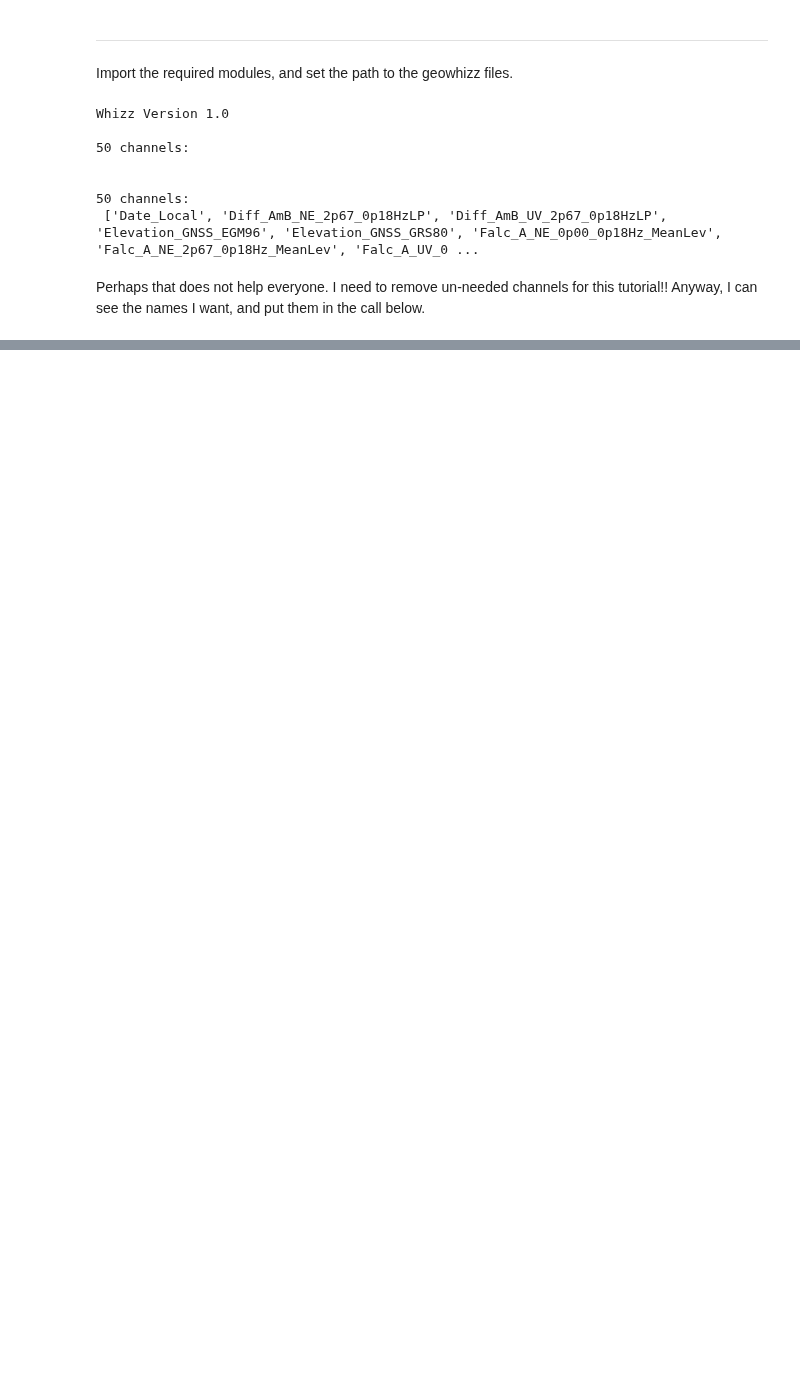
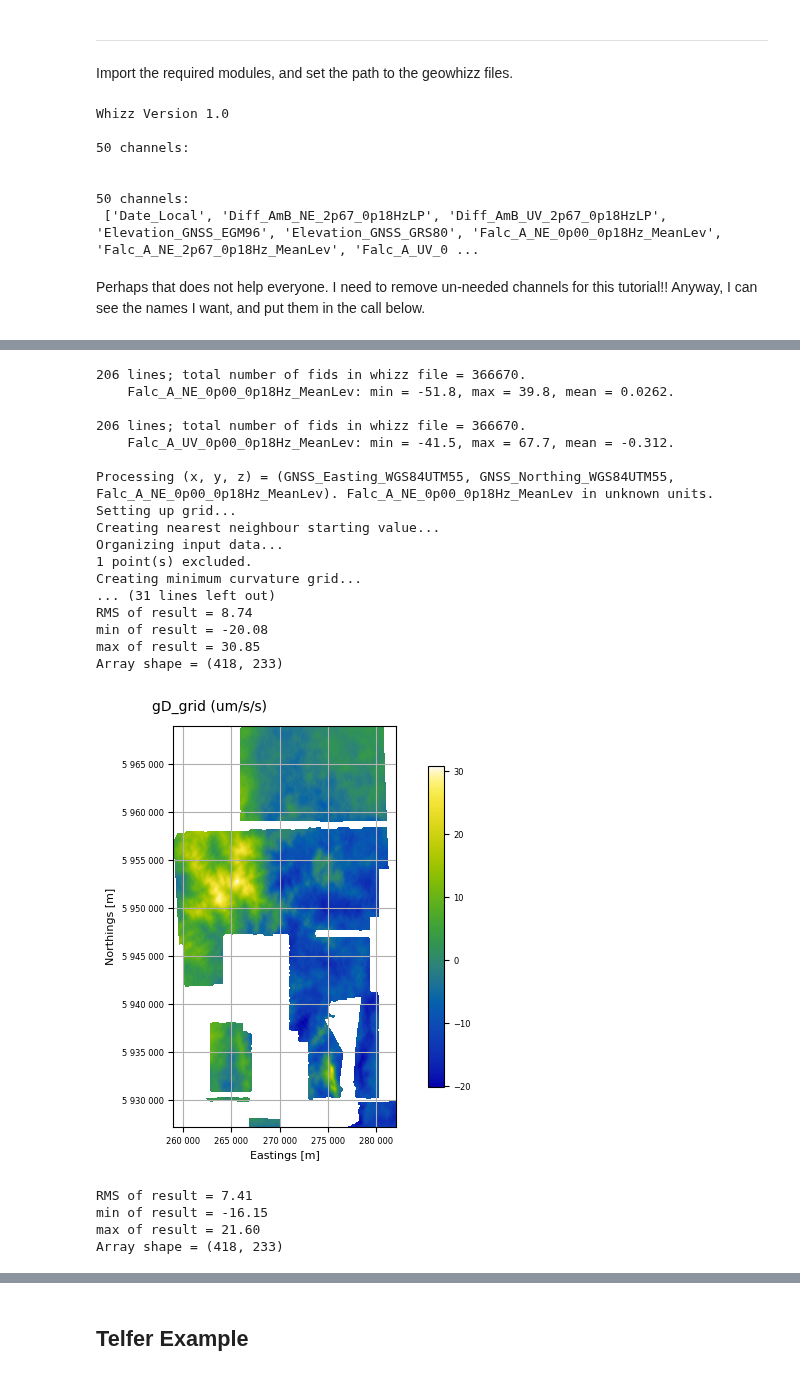
Before and after one commit to GeoscienceAustralia/galileoQC, a Jupyter notebook: docs/source/tutorials/Craig_transform_Gne_Guv.ipynb, the cells around one changed output, grey strips where cells are left out. Drawn from its saved outputs; the diff is of its cells as text; code cells hidden in the pictures; blank space fills up the shorter version.

```diff
--- a/docs/source/tutorials/Craig_transform_Gne_Guv.ipynb
+++ b/docs/source/tutorials/Craig_transform_Gne_Guv.ipynb
@@ -78,0 +74,30 @@ Array shape = (418, 233)
+# %%
+gD_grid, Ane_grid = qc.craig_transform(
+    whizzFile=FostervilleHDF_file, gne_chan='Falc_A_NE_0p00_0p18Hz_MeanLev', guv_chan='Falc_A_UV_0p00_0p18Hz_MeanLev',
+    cell_size=100.0, unit_scale=1000.0, mask_polygon=None,
+    pad_cells=256, padding_mode="regional", regional_grid_file=regional_fa_ers,
+    firstorder=True
+)
+# %% [output]
+206 lines; total number of fids in whizz file = 366670.
+    Falc_A_NE_0p00_0p18Hz_MeanLev: min = -51.8, max = 39.8, mean = 0.0262.
+
+206 lines; total number of fids in whizz file = 366670.
+    Falc_A_UV_0p00_0p18Hz_MeanLev: min = -41.5, max = 67.7, mean = -0.312.
+
+Processing (x, y, z) = (GNSS_Easting_WGS84UTM55, GNSS_Northing_WGS84UTM55, Falc_A_NE_0p00_0p18Hz_MeanLev). Falc_A_NE_0p00_0p18Hz_MeanLev in unknown units.
+Setting up grid...
+Creating nearest neighbour starting value...
+Organizing input data...
+1 point(s) excluded.
+Creating minimum curvature grid...
+... (31 lines left out)
+RMS of result = 8.74
+min of result = -20.08
+max of result = 30.85
+Array shape = (418, 233)
+[figure, added]
+RMS of result = 7.41
+min of result = -16.15
+max of result = 21.60
+Array shape = (418, 233)
@@ -78,0 +105,2 @@ Array shape = (418, 233)
+# %% [markdown]
+## Telfer Example
```
Also changed, not shown: parts of 13 cells of this notebook, 15 other files.
